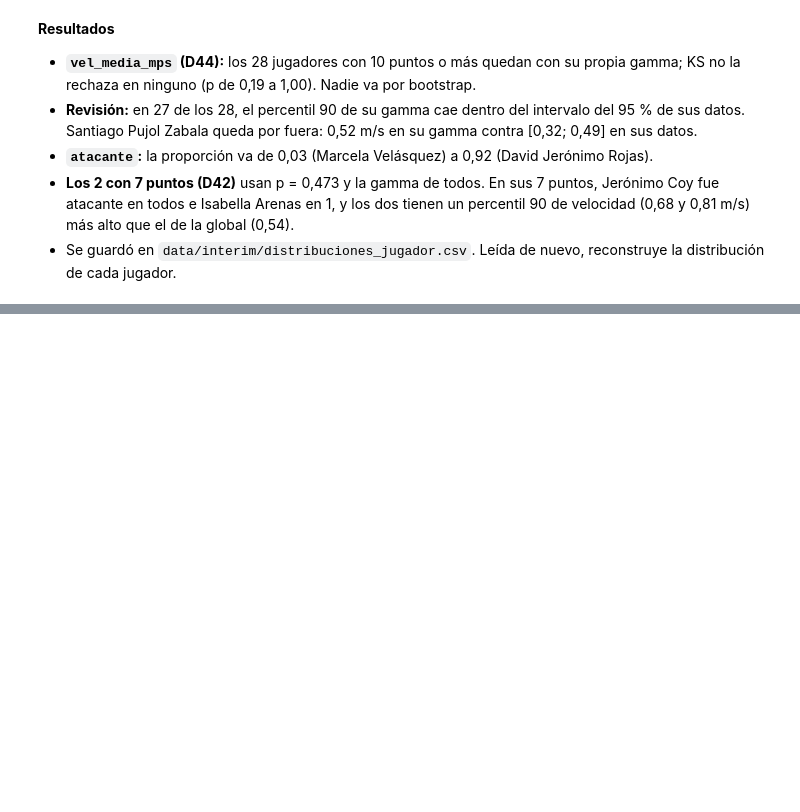
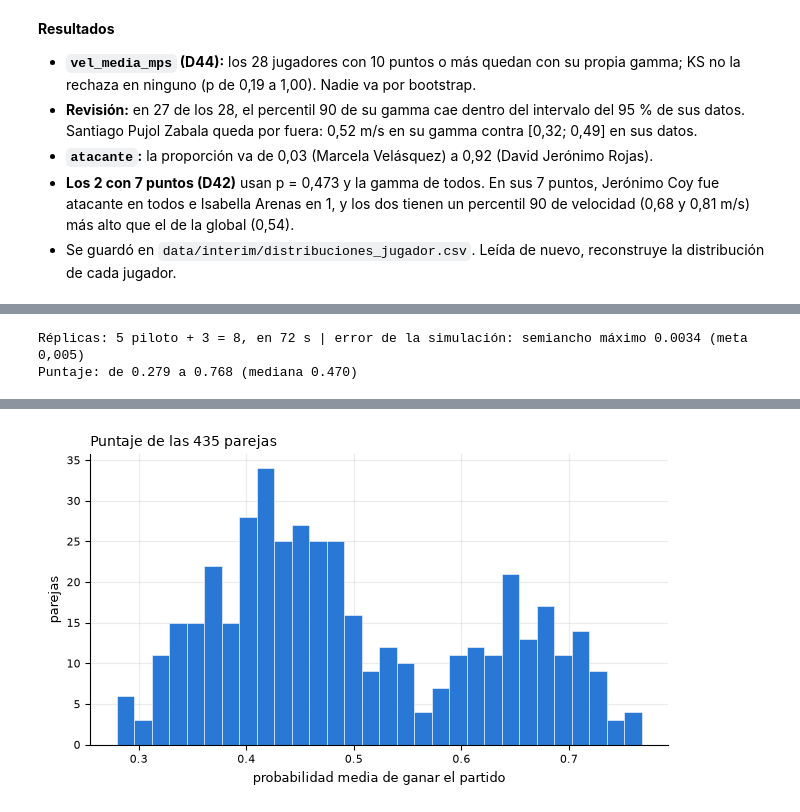
Before and after one commit to juanjocamposv/Proyecto_final_analitica, a Jupyter notebook: notebooks/Proyecto_Padel.ipynb, the cells around one changed output, grey strips where cells are left out. Saved outputs shown, nothing was run; the diff lists cells and outputs as text; code cells hidden in the pictures; blank space fills up the shorter version.

```diff
--- a/notebooks/Proyecto_Padel.ipynb
+++ b/notebooks/Proyecto_Padel.ipynb
@@ -1121,0 +1275,21 @@ Guardado: data\interim\distribuciones_jugador.csv | la tabla leída reconstruye
+# %%
+t0 = time.time()
+replicas = [sim.todos_contra_todos(ens, jug, pares, i, j, 4, rng, valores_vel)[0] for _ in range(5)]   # piloto
+R = max(5, int(np.ceil(5 * (sim.intervalo_t(np.array(replicas))[1].max() / 0.005) ** 2)))
+replicas += [sim.todos_contra_todos(ens, jug, pares, i, j, 4, rng, valores_vel)[0] for _ in range(R - 5)]
+puntaje, semiancho = sim.intervalo_t(np.array(replicas))
+ranking = sim.caracteristicas_parejas(jug, pares).assign(puntaje=puntaje, semiancho_sim=semiancho)
+ranking = ranking.sort_values('puntaje', ascending=False).reset_index(drop=True)
+ranking.index = ranking.index + 1
+print(f'Réplicas: 5 piloto + {R - 5} = {R}, en {time.time() - t0:.0f} s | error de la simulación: semiancho máximo {semiancho.max():.4f} (meta 0,005)')
+print(f"Puntaje: de {ranking['puntaje'].min():.3f} a {ranking['puntaje'].max():.3f} (mediana {ranking['puntaje'].median():.3f})")
+display(ranking.head(15).round(3))
+
+fig, eje = plt.subplots(figsize=(6.5, 3.8))
+eje.hist(ranking['puntaje'], bins=30, edgecolor='white', linewidth=0.4)
+eje.set(title='Puntaje de las 435 parejas', xlabel='probabilidad media de ganar el partido', ylabel='parejas')
+fig.tight_layout()
+plt.show()
+# %% [output]
+Réplicas: 5 piloto + 3 = 8, en 72 s | error de la simulación: semiancho máximo 0.0034 (meta 0,005)
+Puntaje: de 0.279 a 0.768 (mediana 0.470)
@@ -1121,0 +1312 @@ Guardado: data\interim\distribuciones_jugador.csv | la tabla leída reconstruye
+[figure, added]
```
Also changed, not shown: parts of 19 cells of this notebook, 4 other files.
